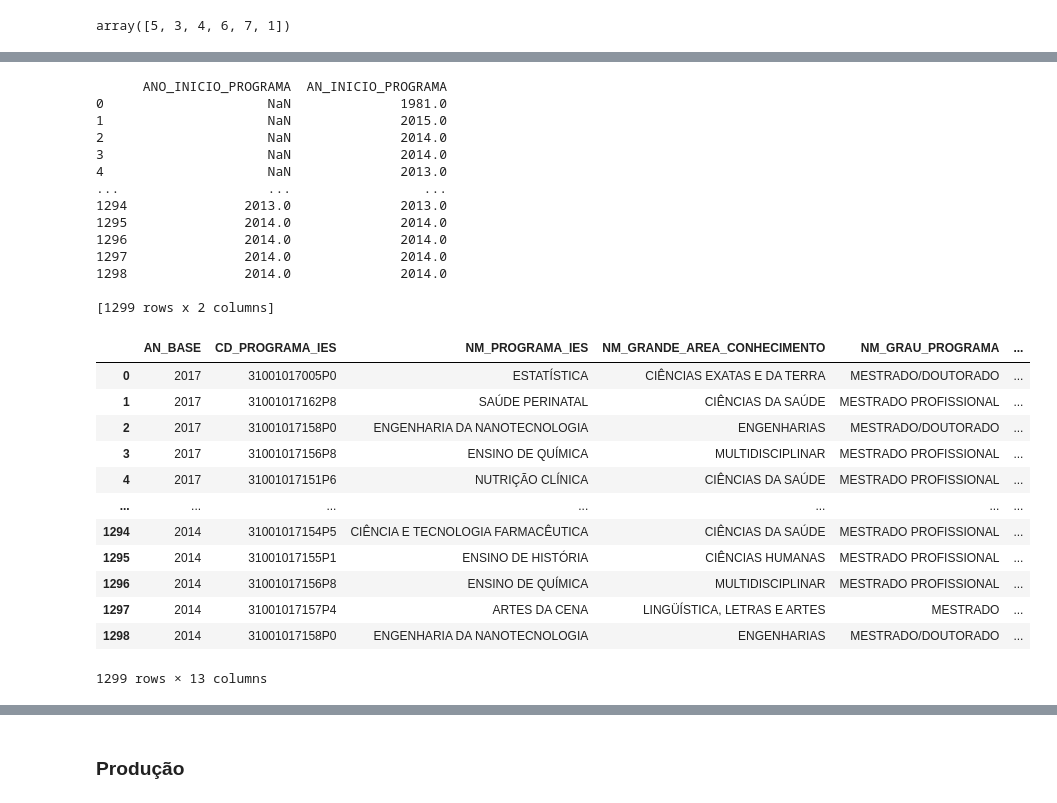
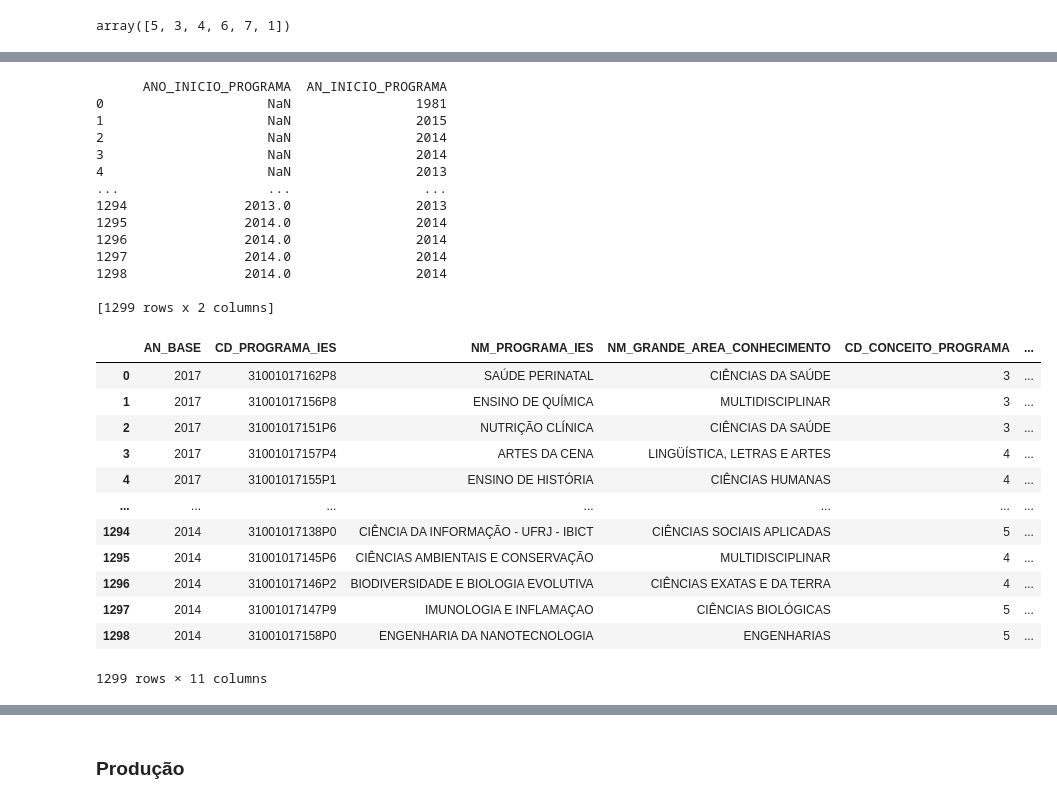
Before and after one commit to GID-UFRJ/sucupira_ufrj, a Jupyter notebook: ufrj_capes.ipynb, the cells around one changed output, grey strips where cells are left out. Drawn from its saved outputs; the diff is of its cells as text; code cells hidden in the pictures.

```diff
--- a/ufrj_capes.ipynb
+++ b/ufrj_capes.ipynb
@@ -1093,8 +996,8 @@ programas['CD_CONCEITO_PROGRAMA'].unique()
 # %% [output]
 array(['5', '3', '4', '6', '7', 'A', '1'], dtype=object)
 # %%
-#Convertendo conceito 'A' para 5
-programas['CD_CONCEITO_PROGRAMA'] = programas['CD_CONCEITO_PROGRAMA'].replace('A', 5).astype('int')
+#Convertendo conceito 'A' (provavelmente 'Ausente') para 0
+programas['CD_CONCEITO_PROGRAMA'] = programas['CD_CONCEITO_PROGRAMA'].replace('A', 0).astype('int')
 # %%
 programas['CD_CONCEITO_PROGRAMA'].unique()
 # %% [output]
@@ -1119,43 +1022,41 @@ print(programas[['ANO_INICIO_PROGRAMA', 'AN_INICIO_PROGRAMA']])
 [1299 rows x 2 columns]
 # %%
 #Fundindo colunas ANO_INICIO_PROGRAMA e AN_INICIO_PROGRAMA
-programas['AN_INICIO_PROGRAMA'] =programas['AN_INICIO_PROGRAMA'].fillna(programas['ANO_INICIO_PROGRAMA'])
+#'AN_INICIO_PROGRAMA' convertido para int para evitar a permanência de floats graças aos nan anteriores
+programas['AN_INICIO_PROGRAMA'] = programas['AN_INICIO_PROGRAMA'].fillna(programas['ANO_INICIO_PROGRAMA']).astype('int')
 # %%
 print(programas[['ANO_INICIO_PROGRAMA', 'AN_INICIO_PROGRAMA']])
 # %% [output]
       ANO_INICIO_PROGRAMA  AN_INICIO_PROGRAMA
-0                     NaN              1981.0
-1                     NaN              2015.0
-2                     NaN              2014.0
-3                     NaN              2014.0
-4                     NaN              2013.0
+0                     NaN                1981
+1                     NaN                2015
+2                     NaN                2014
+3                     NaN                2014
+4                     NaN                2013
 ...                   ...                 ...
-1294               2013.0              2013.0
-1295               2014.0              2014.0
-1296               2014.0              2014.0
-1297               2014.0              2014.0
-1298               2014.0              2014.0
+1294               2013.0                2013
+1295               2014.0                2014
+1296               2014.0                2014
+1297               2014.0                2014
+1298               2014.0                2014
 
 [1299 rows x 2 columns]
 # %%
 #Removendo colunas desnecessárias
-programas_clean = programas.drop(columns = ['ANO_INICIO_PROGRAMA', 'SG_ENTIDADE_ENSINO'])
-
-#Convertendo 'AN_INICIO_PROGRAMA' para int (evitar a permanência de floats graças aos nan anteriores)
-programas_clean['AN_INICIO_PROGRAMA'] = programas_clean['AN_INICIO_PROGRAMA'].astype('int')
+programas_final = programas.drop(columns = ['ANO_INICIO_PROGRAMA', 'SG_ENTIDADE_ENSINO', 'AN_INICIO_CURSO'])
 # %%
-programas_clean
+programas_final
 # %% [output]
-|  | AN_BASE | CD_PROGRAMA_IES | NM_PROGRAMA_IES | NM_GRANDE_AREA_CONHECIMENTO | NM_GRAU_PROGRAMA | ... |
-| 0 | 2017 | 31001017005P0 | ESTATÍSTICA | CIÊNCIAS EXATAS E DA TERRA | MESTRADO/DOUTORADO | ... |
-| 1 | 2017 | 31001017162P8 | SAÚDE PERINATAL | CIÊNCIAS DA SAÚDE | MESTRADO PROFISSIONAL | ... |
-| 2 | 2017 | 31001017158P0 | ENGENHARIA DA NANOTECNOLOGIA | ENGENHARIAS | MESTRADO/DOUTORADO | ... |
-| 3 | 2017 | 31001017156P8 | ENSINO DE QUÍMICA | MULTIDISCIPLINAR | MESTRADO PROFISSIONAL | ... |
-| 4 | 2017 | 31001017151P6 | NUTRIÇÃO CLÍNICA | CIÊNCIAS DA SAÚDE | MESTRADO PROFISSIONAL | ... |
+|  | AN_BASE | CD_PROGRAMA_IES | NM_PROGRAMA_IES | NM_GRANDE_AREA_CONHECIMENTO | CD_CONCEITO_PROGRAMA | ... |
+| 0 | 2017 | 31001017162P8 | SAÚDE PERINATAL | CIÊNCIAS DA SAÚDE | 3 | ... |
+| 1 | 2017 | 31001017156P8 | ENSINO DE QUÍMICA | MULTIDISCIPLINAR | 3 | ... |
+| 2 | 2017 | 31001017151P6 | NUTRIÇÃO CLÍNICA | CIÊNCIAS DA SAÚDE | 3 | ... |
+| 3 | 2017 | 31001017157P4 | ARTES DA CENA | LINGÜÍSTICA, LETRAS E ARTES | 4 | ... |
+| 4 | 2017 | 31001017155P1 | ENSINO DE HISTÓRIA | CIÊNCIAS HUMANAS | 4 | ... |
 | ... | ... | ... | ... | ... | ... | ... |
-| 1294 | 2014 | 31001017154P5 | CIÊNCIA E TECNOLOGIA FARMACÊUTICA | CIÊNCIAS DA SAÚDE | MESTRADO PROFISSIONAL | ... |
-| 1295 | 2014 | 31001017155P1 | ENSINO DE HISTÓRIA | CIÊNCIAS HUMANAS | MESTRADO PROFISSIONAL | ... |
-| 1296 | 2014 | 31001017156P8 | ENSINO DE QUÍMICA | MULTIDISCIPLINAR | MESTRADO PROFISSIONAL | ... |
-| 1297 | 2014 | 31001017157P4 | ARTES DA CENA | LINGÜÍSTICA, LETRAS E ARTES | MESTRADO | ... |
-| 1298 | 2014 | 31001017158P0 | ENGENHARIA DA NANOTECNOLOGIA | ENGENHARIAS | MESTRADO/DOUTORADO | ... |
+| 1294 | 2014 | 31001017138P0 | CIÊNCIA DA INFORMAÇÃO - UFRJ - IBICT | CIÊNCIAS SOCIAIS APLICADAS | 5 | ... |
+| 1295 | 2014 | 31001017145P6 | CIÊNCIAS AMBIENTAIS E CONSERVAÇÃO | MULTIDISCIPLINAR | 4 | ... |
+| 1296 | 2014 | 31001017146P2 | BIODIVERSIDADE E BIOLOGIA EVOLUTIVA | CIÊNCIAS EXATAS E DA TERRA | 4 | ... |
+| 1297 | 2014 | 31001017147P9 | IMUNOLOGIA E INFLAMAÇAO | CIÊNCIAS BIOLÓGICAS | 5 | ... |
+| 1298 | 2014 | 31001017158P0 | ENGENHARIA DA NANOTECNOLOGIA | ENGENHARIAS | 5 | ... |
-1299 rows × 13 columns
+1299 rows × 11 columns
```
Also changed, not shown: parts of 16 cells of this notebook, 1 other file.
